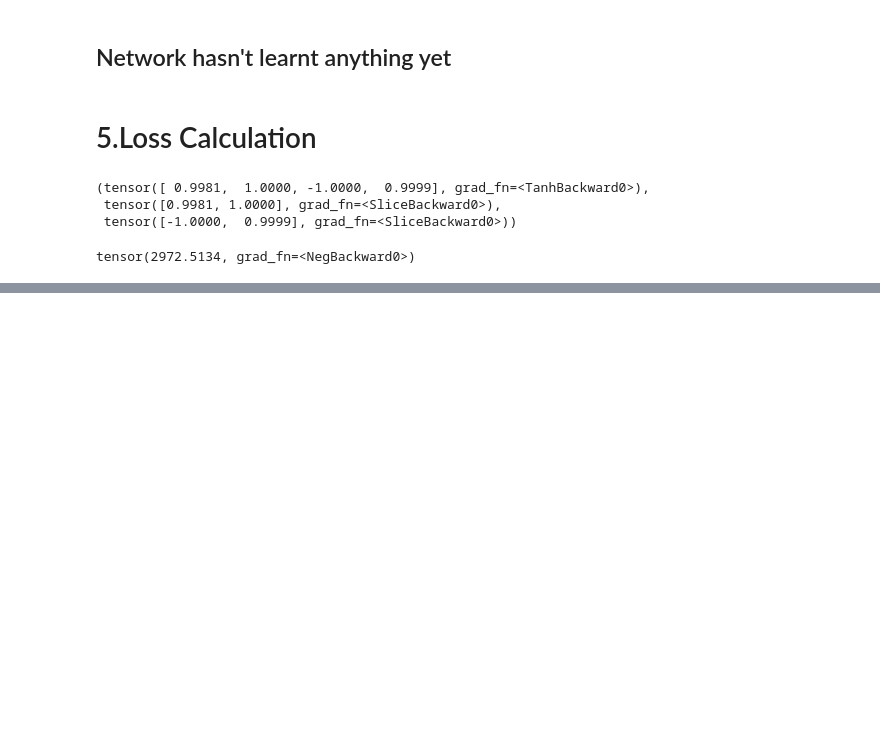
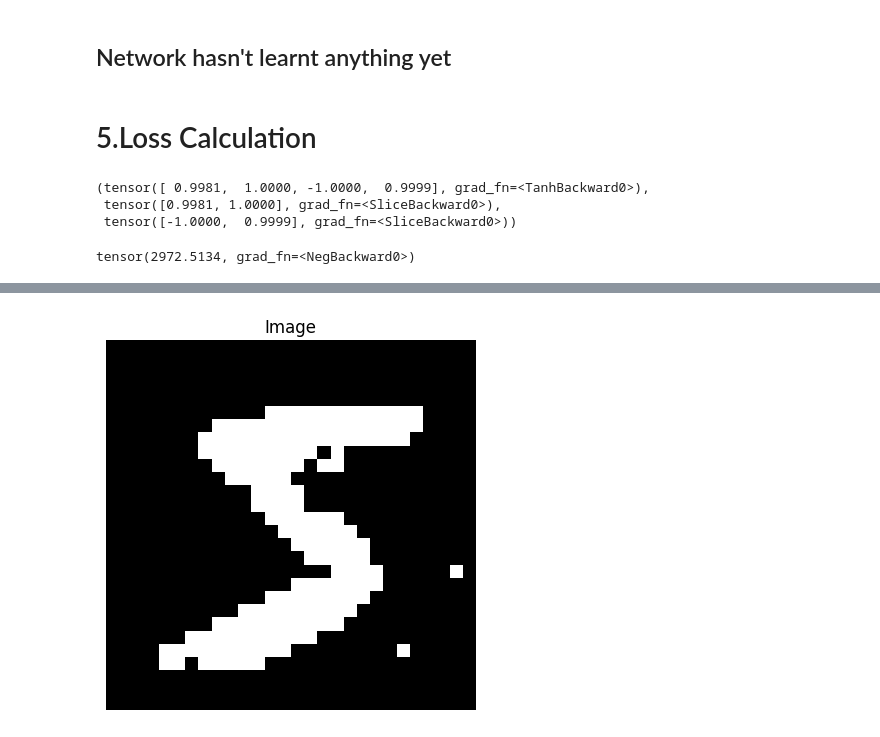
Before and after one commit to ThanaritKanjanametawatAU/vae-from-scratch, a Jupyter notebook: vae.ipynb, the cells around one changed output, grey strips where cells are left out. Drawn from its saved outputs; the diff is of its cells as text; code cells hidden in the pictures; blank space fills up the shorter version.

```diff
--- a/vae.ipynb
+++ b/vae.ipynb
@@ -325,0 +403,11 @@ tensor([0.2504, 0.0000, 0.0000, 0.0001, 0.0038, 0.1821, 1.0000, 0.1605, 1.0000,
+# %%
+# Image generation Inference after training (on 1 image lol)
+
+# One liner
+decodedX = d(r(e(x)))
+
+# Reshape the output
+output = decodedX.reshape(train.data.shape[1], -1)
+plot_mnist(output)
+# %% [output]
+[figure, added]
```
Also changed, not shown: parts of 12 cells of this notebook.
